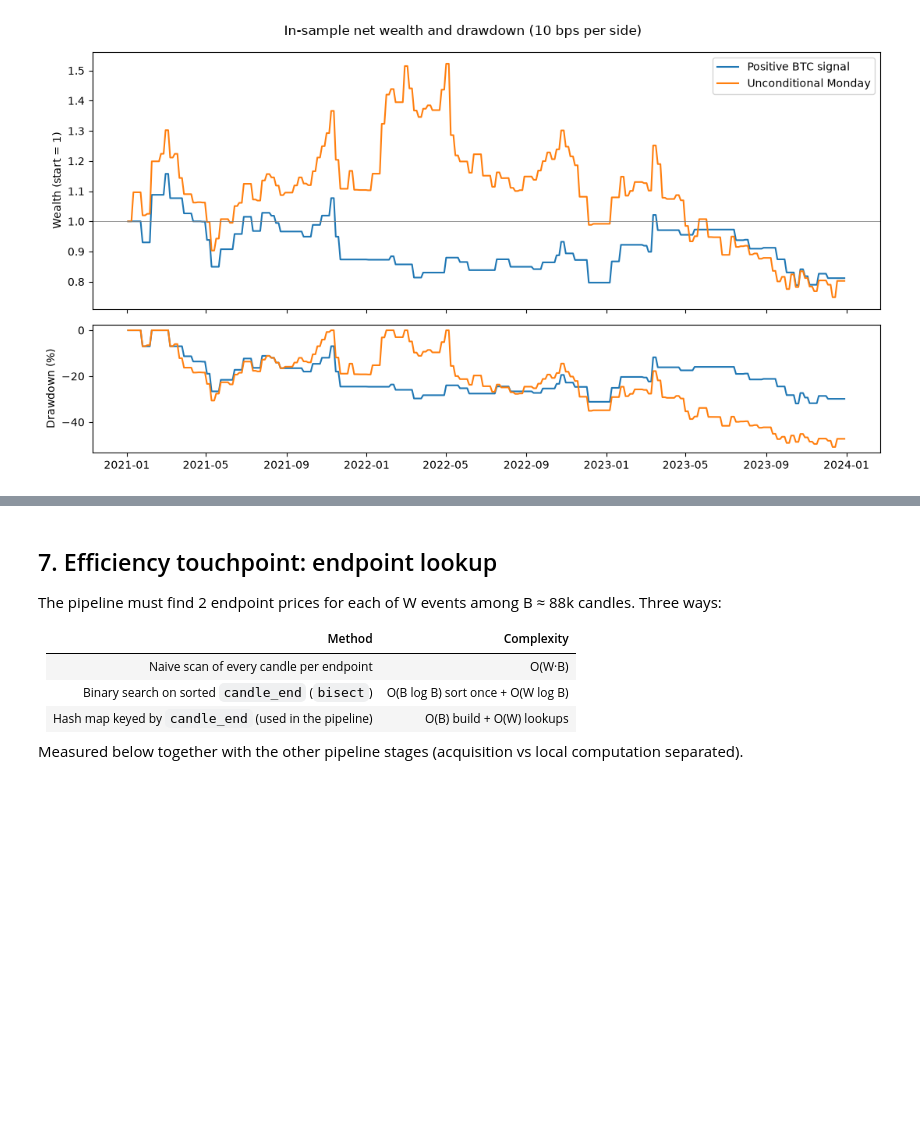
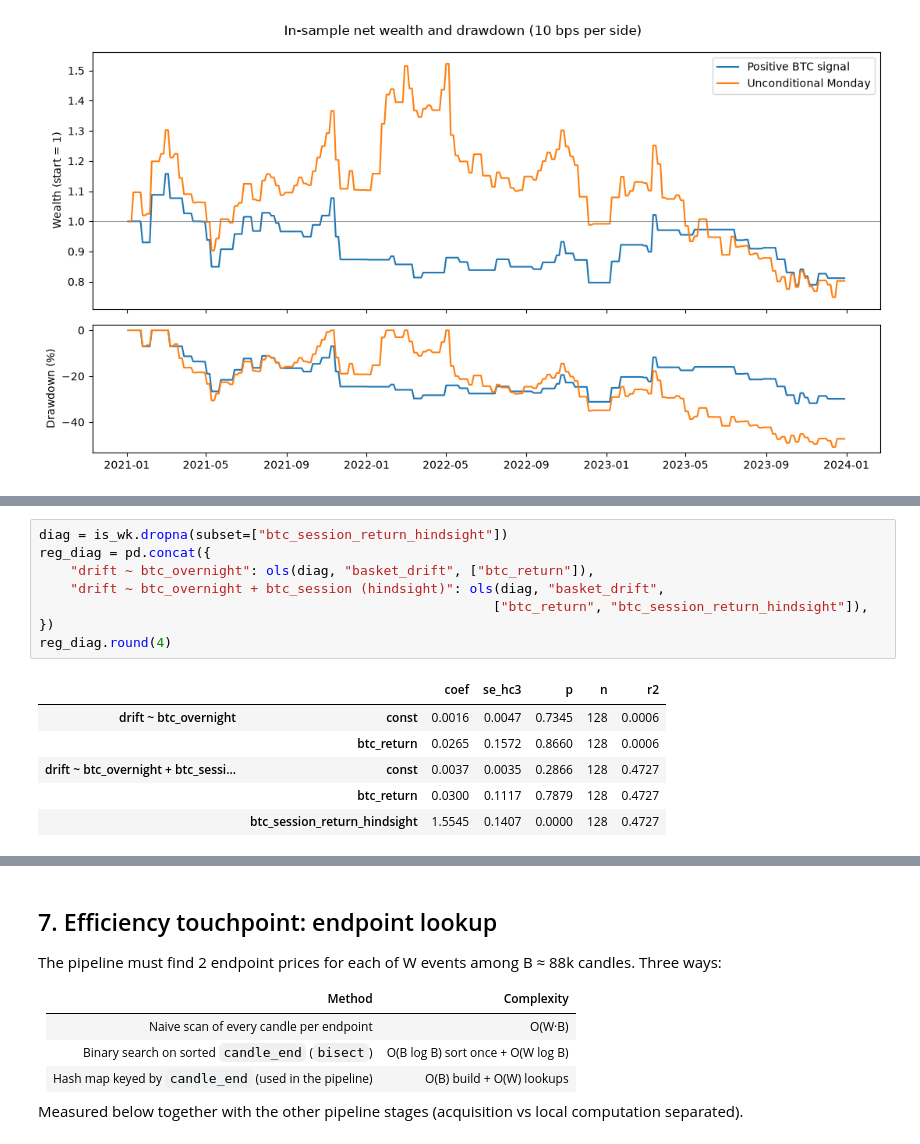
Before and after one commit to MertAyranci/priced-by-the-bell, a Jupyter notebook: notebook.ipynb, the cells around one changed output, grey strips where cells are left out. Drawn from its saved outputs; the diff is of its cells as text; blank space fills up the shorter version.

```diff
--- a/notebook.ipynb
+++ b/notebook.ipynb
@@ -1045,0 +1092,15 @@ wealth_drawdown_plot({k[1]: v for k, v in is_dailies.items()},
+# %%
+diag = is_wk.dropna(subset=["btc_session_return_hindsight"])
+reg_diag = pd.concat({
+    "drift ~ btc_overnight": ols(diag, "basket_drift", ["btc_return"]),
+    "drift ~ btc_overnight + btc_session (hindsight)": ols(diag, "basket_drift",
+                                                          ["btc_return", "btc_session_return_hindsight"]),
+})
+reg_diag.round(4)
+# %% [output]
+|  |  | coef | se_hc3 | p | n | r2 |
+| drift ~ btc_overnight | const | 0.0016 | 0.0047 | 0.7345 | 128 | 0.0006 |
+|  | btc_return | 0.0265 | 0.1572 | 0.8660 | 128 | 0.0006 |
+| drift ~ btc_overnight + btc_sessi... | const | 0.0037 | 0.0035 | 0.2866 | 128 | 0.4727 |
+|  | btc_return | 0.0300 | 0.1117 | 0.7879 | 128 | 0.4727 |
+|  | btc_session_return_hindsight | 1.5545 | 0.1407 | 0.0000 | 128 | 0.4727 |
```
Also changed, not shown: parts of 9 cells of this notebook, 2 other files.
